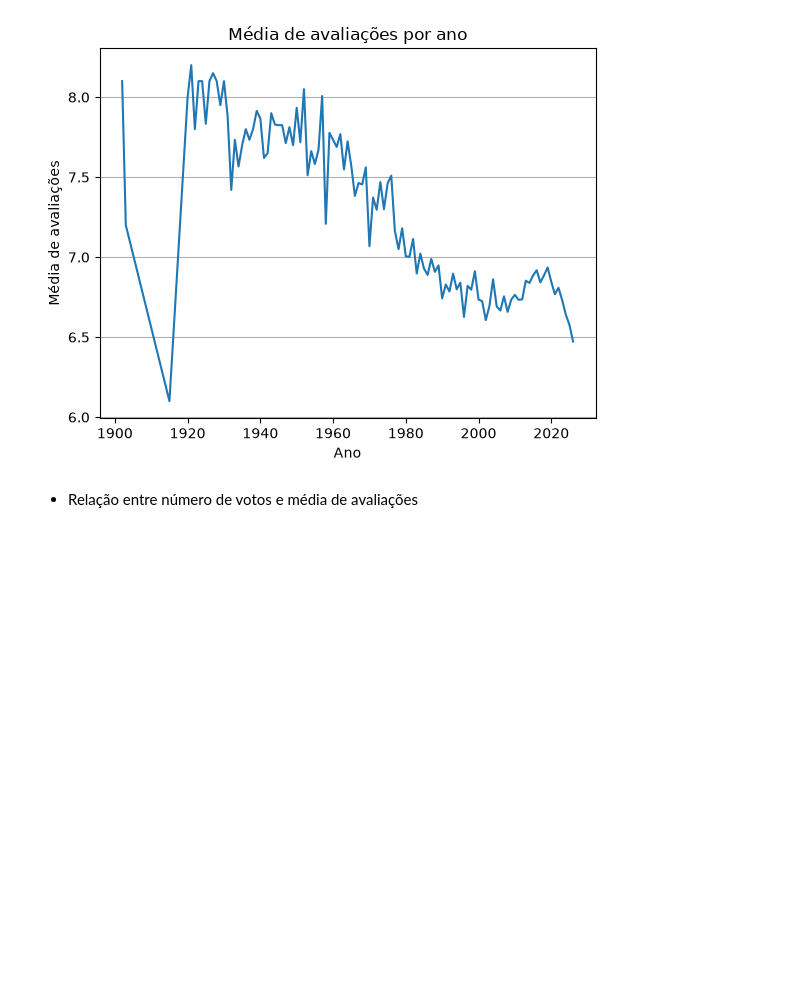
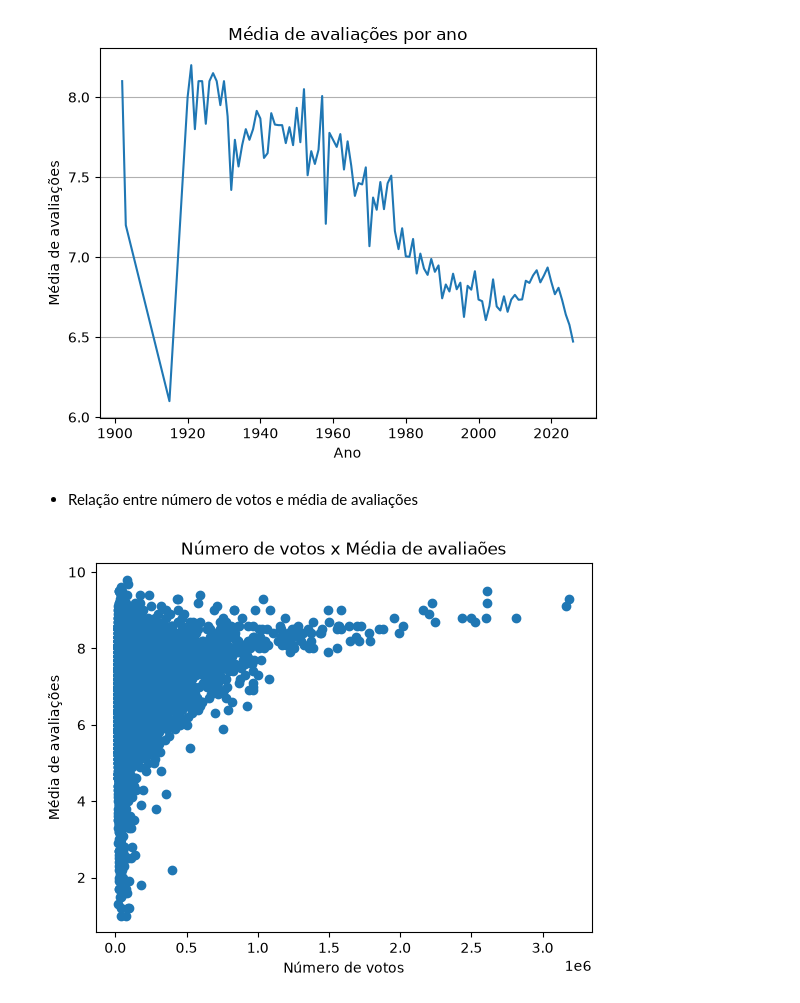
Before and after one commit to Lana230/analise_filmes_series, a Jupyter notebook: main.ipynb, the cells around one changed output. Drawn from its saved outputs; the diff is of its cells as text; code cells hidden in the pictures; blank space fills up the shorter version.

Commit message:
Implementado um gráfico de barra e de dispersão

```diff
--- a/main.ipynb
+++ b/main.ipynb
@@ -276,4 +302,11 @@ plt.show()
 # %% [markdown]
 - Relação entre número de votos e média de avaliações
 # %%
-#Gráfico de dispersão (scatter)
+#Gráfico de dispersão(scatter)
+plt.scatter(df_renomeado["Numero_Votos"], df_renomeado["Media_Avaliacao"])
+plt.title("Número de votos x Média de avaliaões")
+plt.xlabel("Número de votos")
+plt.ylabel("Média de avaliações")
+plt.show()
+# %% [output]
+[figure, added]
```
Also changed, not shown: parts of 5 cells of this notebook.
